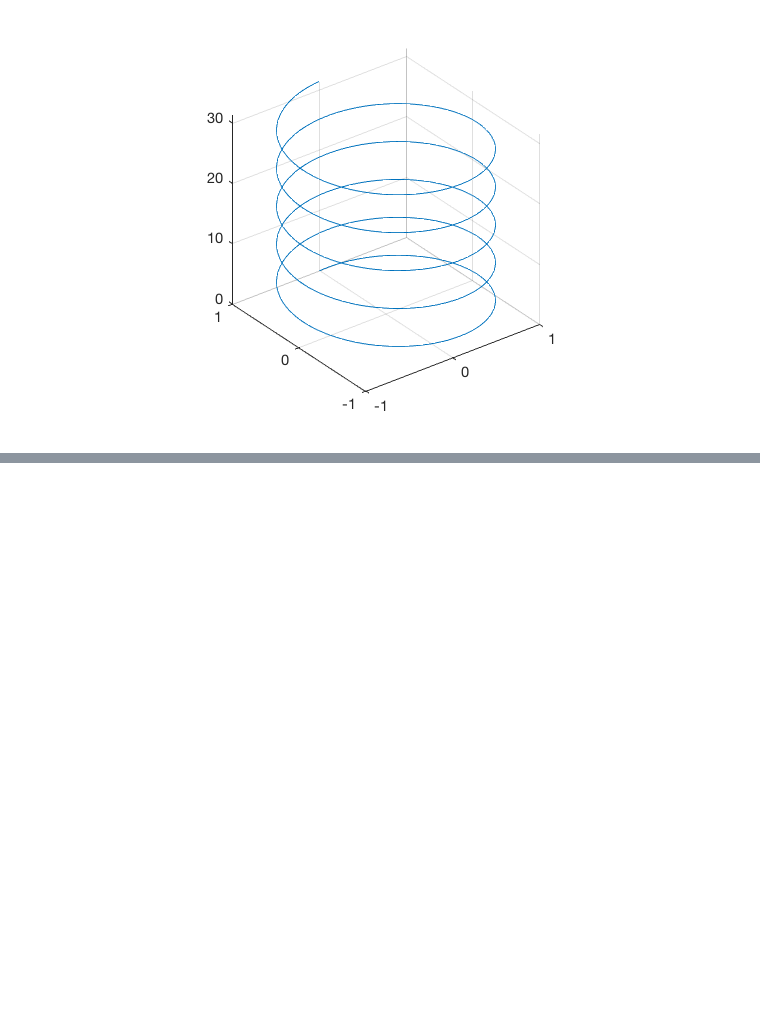
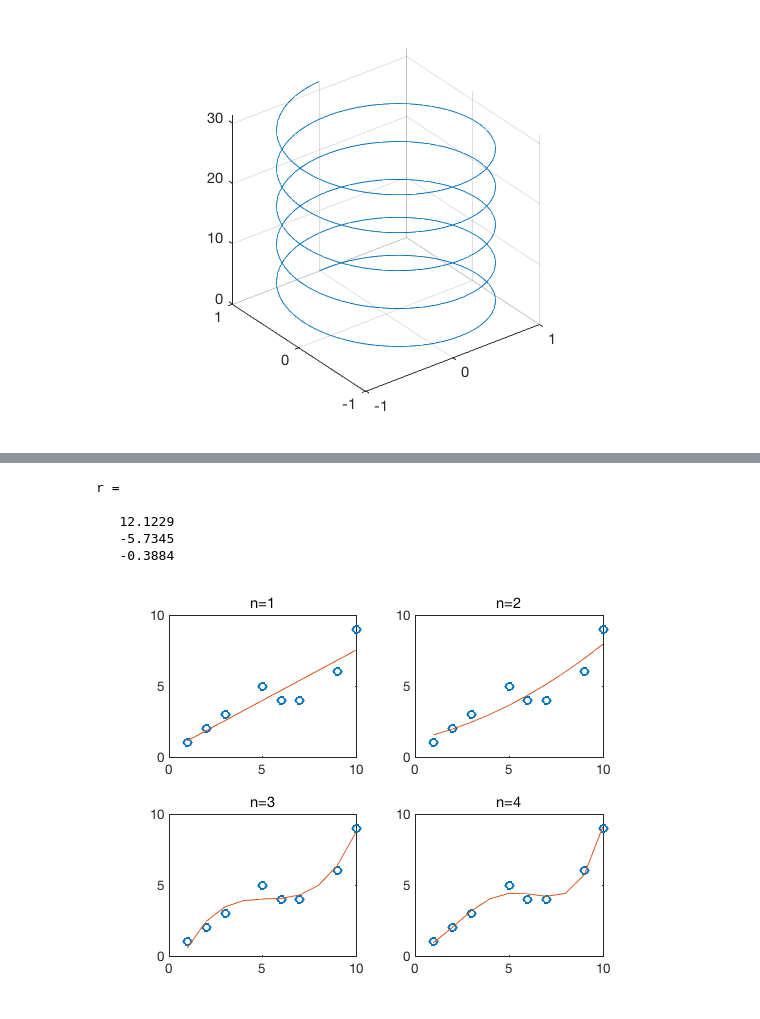
Before and after one commit to LeeChang-Soo/MATLAB, a Jupyter notebook: Matlab_basic.ipynb, the cells around one changed output, grey strips where cells are left out. Cells and saved outputs as stored; diff of their text form; code cells hidden in the pictures; blank space fills up the shorter version.

```diff
--- a/Matlab_basic.ipynb
+++ b/Matlab_basic.ipynb
@@ -282,0 +316,39 @@ axis square
+# %%
+p = [1 -6 -72 -27];
+r = roots(p)
+# %% [output]
+r =
+
+   12.1229
+   -5.7345
+   -0.3884
+# %%
+x = [1 2 3 5 6 7 9 10];
+y = [1 2 3 5 4 4 6 9];
+
+p1 = polyfit(x, y, 1);
+p2 = polyfit(x, y, 2);
+p3 = polyfit(x, y, 3);
+p4 = polyfit(x, y, 4);
+
+xp  = 1:1:10;
+yp1 = polyval(p1, xp);
+yp2 = polyval(p2, xp);
+yp3 = polyval(p3, xp);
+yp4 = polyval(p4, xp);
+
+%curve fitting plot
+subplot(2, 2, 1)
+plot(x, y, 'o', xp, yp1)
+title('n=1');
+subplot(2,2,2)
+plot(x, y, 'o', xp, yp2)
+title('n=2');
+subplot(2,2,3)
+plot(x, y, 'o', xp, yp3)
+title('n=3');
+subplot(2, 2, 4)
+plot(x, y, 'o', xp, yp4)
+title('n=4');
+# %% [output]
+[figure, added]
```
Also changed, not shown: parts of 30 cells of this notebook.
